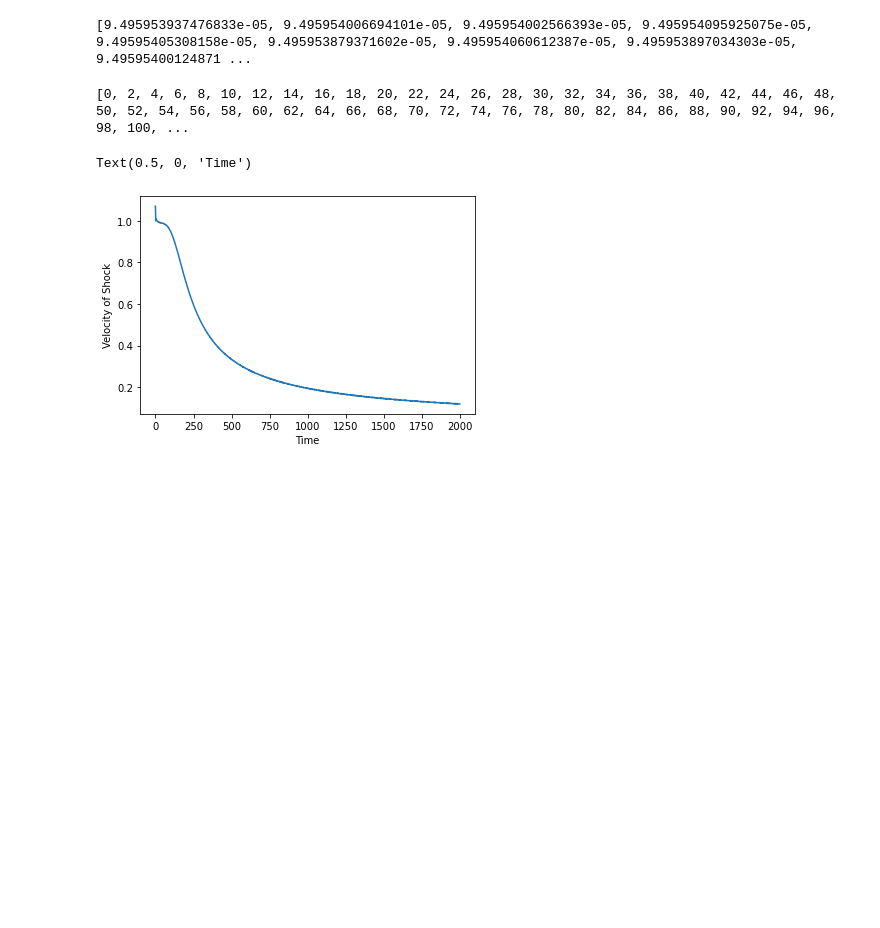
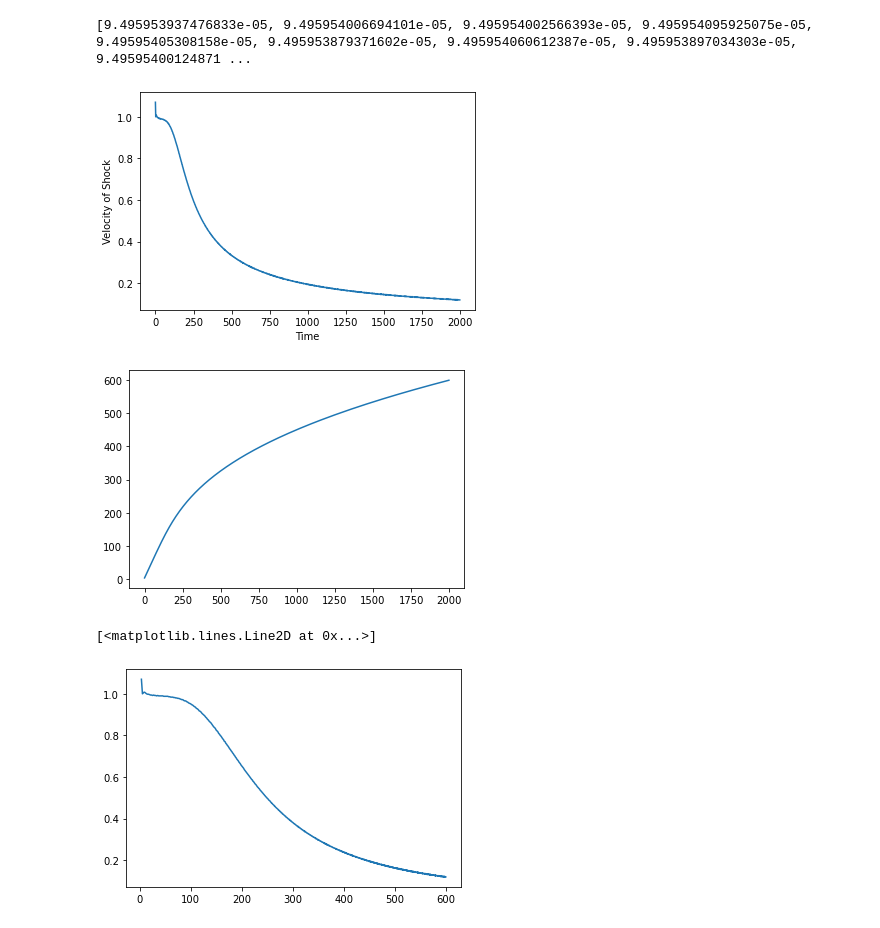
Before and after one commit to ryansantos1174/SGRB, a Jupyter notebook: PLUTO_read_data_example1.ipynb, the cells around one changed output. Saved outputs shown, nothing was run; the diff lists cells and outputs as text; code cells hidden in the pictures; blank space fills up the shorter version.

Commit message:
Added two more graphs

```diff
--- a/PLUTO_read_data_example1.ipynb
+++ b/PLUTO_read_data_example1.ipynb
@@ -973,7 +973,7 @@ BIGR = []
 i_BIGR = 0
 positionGraph = []
 time = list(range(0,2000,2))
-print(time)
+
 
 for Data in DataFiles:
     filenumber = Data[5] + Data[6] + Data[7] + Data[8]
@@ -1032,33 +1032,39 @@ for data in OrderedFiles:
     gamma2 = 1./(1.-velx**2.)
     gamma = np.sqrt(gamma2)
 
 
 # Find the location of the shock.
 # In the non-relavitistic limit, the density at the shock should be 7 times the density in front of it, for an adiabatic index of 4/3.
 # So we can make the shock location the first point where the density i greater than 4?
 # This will be the location of the shock, to the nearest gird point
 
     bigr_index = np.max(np.argwhere(dens > 4.))  #1.01
     bigr = x[bigr_index]
     #print('shock radius = ',bigr)
     BIGR.append(bigr)
 #bigr_all = np.zeros(DateFiles.size)
 #bigr
     #stri = str(i)
     xmin=0.1
     xmax=640.1
 
 for position in BIGR:
     if i_BIGR+1 < len(BIGR):
         distance = BIGR[i_BIGR+1] - BIGR[i_BIGR]
         speed = distance/2
         positionGraph.append(speed)
     i_BIGR+=1
 
 plt.plot(time, positionGraph)
+
 plt.ylabel("Velocity of Shock")
 plt.xlabel("Time")
+plt.show()
+plt.plot (time, BIGR [1:])
+plt.show()
+plt.plot(BIGR[1:], positionGraph)
 # %% [output]
+[figure]
+[figure, added]
-[0, 2, 4, 6, 8, 10, 12, 14, 16, 18, 20, 22, 24, 26, 28, 30, 32, 34, 36, 38, 40, 42, 44, 46, 48, 50, 52, 54, 56, 58, 60, 62, 64, 66, 68, 70, 72, 74, 76, 78, 80, 82, 84, 86, 88, 90, 92, 94, 96, 98, 100, ...
+[<matplotlib.lines.Line2D at 0x...>]
-Text(0.5, 0, 'Time')
-[figure]
+[figure, added]
```
